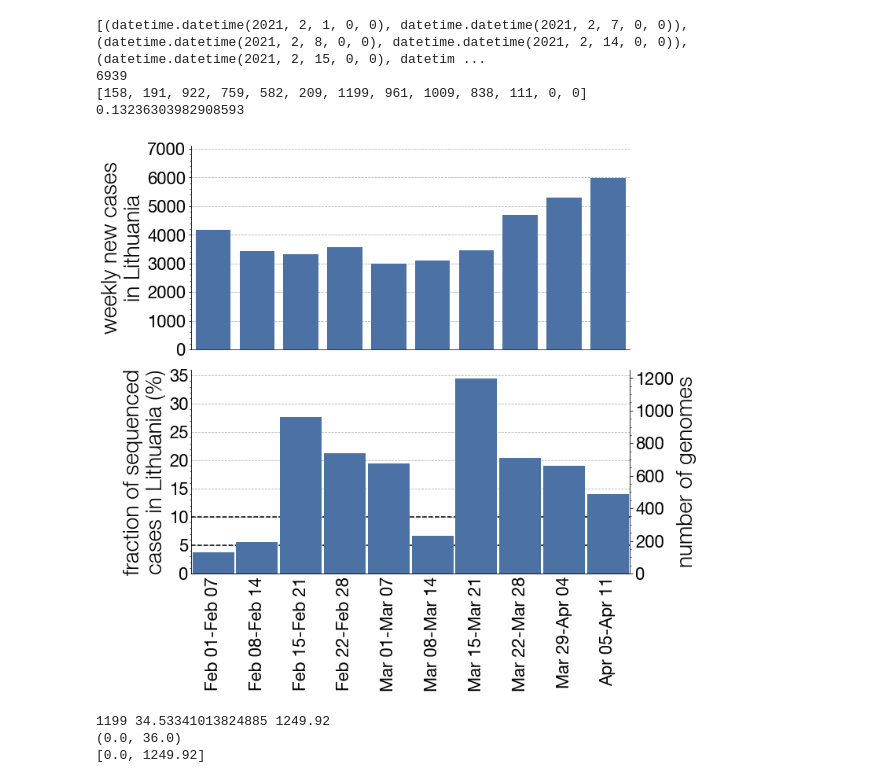
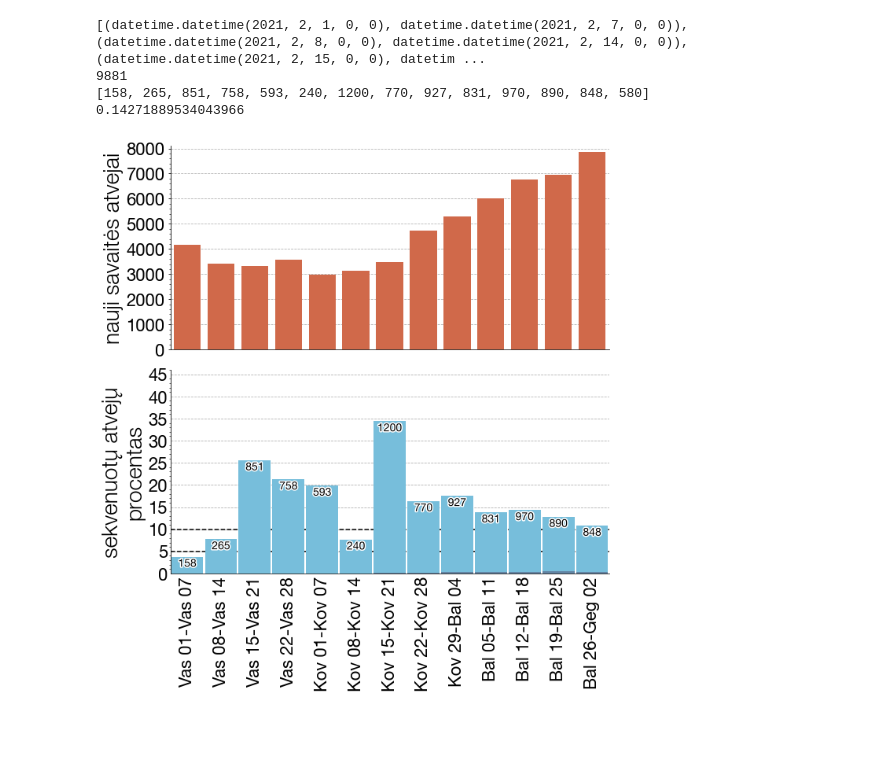
Before and after one commit to evogytis/B.1.620-in-Europe, a Jupyter notebook: scripts/B.1.620-sequencing-proportion.ipynb, the cells around one changed output. Drawn from its saved outputs; the diff is of its cells as text; code cells hidden in the pictures; blank space fills up the shorter version.

Commit message:
Printing-ready figures, updated sequencing proportion figure and script.

```diff
--- a/scripts/B.1.620-sequencing-proportion.ipynb
+++ b/scripts/B.1.620-sequencing-proportion.ipynb
@@ -148,10 +154,16 @@ print(gens)
 
 print(sum(gens)/sum(cs))
 ys=[timeline[t]['genomes']/timeline[t]['cases']*100 if timeline[t]['cases']>0 else np.nan for t in xs]
+# ys=[timeline[t]['genomes'] if timeline[t]['cases']>0 else np.nan for t in xs]
+ys2=[timeline[t]['B.1.620']/timeline[t]['cases']*100 if timeline[t]['cases']>0 else np.nan for t in xs]
+
 # print(xs)
 # ax.plot(list(map(bt.decimalDate,smoothed_xs)),[g/c for g,c in zip(smoothed_gs,smoothed_ys)],lw=3,color='k')
 
-ax.bar(range(len(cs)),ys,facecolor='#4C72A5',edgecolor='none',width=0.95,zorder=100)
+# ax.bar(range(len(cs)),ys,facecolor='#4C72A5',edgecolor='none',width=0.95,zorder=100)
+ax.bar(range(len(cs)),ys,facecolor='#77BEDB',edgecolor='none',width=0.95,zorder=100)
+ax.bar(range(len(cs)),ys2,facecolor='#6284A3',edgecolor='none',width=0.95,zorder=101)
+
 
 ax.axhline(5,ls='--',color='k')
 ax.axhline(10,ls='--',color='k')
@@ -168,14 +180,14 @@ months={'Jan': 'Sau', 'Feb': 'Vas', 'Mar': 'Kov',
 
 fmt_x=[] ## format x ticks
 for t in sorted(timeline.keys()): ## iterate over weeks
-#     lt_mon=months[dt.strftime(t[0],'%b')] ## translate month to Lituanian
-#     s='%s %s'%(lt_mon,dt.strftime(t[0],'%d')) ## beginning of the week
+    lt_mon=months[dt.strftime(t[0],'%b')] ## translate month to Lituanian
+    s='%s %s'%(lt_mon,dt.strftime(t[0],'%d')) ## beginning of the week
 
-#     lt_mon=months[dt.strftime(t[1],'%b')]
-#     e='%s %s'%(lt_mon,dt.strftime(t[1],'%d')) ## end of the week
+    lt_mon=months[dt.strftime(t[1],'%b')]
+    e='%s %s'%(lt_mon,dt.strftime(t[1],'%d')) ## end of the week
 
-    s='%s'%(dt.strftime(t[0],'%b %d')) ## beginning of the week
-    e='%s'%(dt.strftime(t[1],'%b %d')) ## end of the week
+#     s='%s'%(dt.strftime(t[0],'%b %d')) ## beginning of the week
+#     e='%s'%(dt.strftime(t[1],'%b %d')) ## end of the week
 
     fmt_x.append('%s-%s'%(s,e)) ## format week slice, add to x tick labels
 #     fmt_x.append('%s'%(dt.strftime(t[0],'%b')))
@@ -183,7 +195,7 @@ for t in sorted(timeline.keys()): ## iterate over weeks
 ax.set_xticks(range(len(timeline))) ## set timeline as x axis
 ax.set_xticklabels(fmt_x,rotation=90)
 
-skip_weeks=3
+skip_weeks=1
 
 ax.grid(axis='y',ls='--',zorder=0)
 ax.set_xlim(min([i for i,y in enumerate(ys) if y>0])-0.5,len(ys)-0.5-skip_weeks)
@@ -195,69 +207,76 @@ ax.set_xlim(min([i for i,y in enumerate(ys) if y>0])-0.5,len(ys)-0.5-skip_weeks)
 ax.yaxis.set_major_locator(mpl.ticker.MultipleLocator(5))
 ax.yaxis.set_minor_locator(mpl.ticker.MultipleLocator(1))
 
-ax.set_ylim(0,36)
+ax.set_ylim(0,46)
 
 
 ax.tick_params(size=0)
 # ax.set_ylabel('sekvenuotų atvejų procentas',size=22)
-ax.set_ylabel('fraction of sequenced\ncases in Lithuania (%)',size=28)
+# ax.set_ylabel('fraction of sequenced\ncases in Lithuania (%)',size=28)
+ax.set_ylabel('sekvenuotų atvejų\nprocentas',size=28)
+
+effects=[path_effects.Stroke(linewidth=3, foreground='white'),
+         path_effects.Stroke(linewidth=0, foreground='k')] ## black text, white outline
+
+for i in range(len(cs)-skip_weeks):
+    x=xs[i]
+    y=timeline[x]['genomes']/timeline[x]['cases']*100-0.3 if timeline[x]['cases'] else 0.0
+
+#     print(x,y)
+    ax.text(i,y,timeline[x]['genomes'],ha='center',va='top',size=14,path_effects=effects,zorder=103)
 
 
 #######
-ax3=ax.twinx()
+# ax3=ax.twinx()
 
-ax3.yaxis.tick_right()
-ax3.set_ylabel('number of genomes',size=28)
-[ax3.spines[loc].set_visible(False) for loc in ax3.spines if loc not in ['right','bottom']]
-ax3.yaxis.set_major_locator(mpl.ticker.MultipleLocator(200))
-ax3.yaxis.set_minor_locator(mpl.ticker.MultipleLocator(50))
+# ax3.yaxis.tick_right()
+# ax3.set_ylabel('number of genomes',size=28)
+# [ax3.spines[loc].set_visible(False) for loc in ax3.spines if loc not in ['right','bottom']]
+# ax3.yaxis.set_major_locator(mpl.ticker.MultipleLocator(200))
+# ax3.yaxis.set_minor_locator(mpl.ticker.MultipleLocator(50))
 
-ax3.set_ylim(*[max(gens)/max(ys)*y for y in ax.get_ylim()])
+# ax3.set_ylim(*[max(gens)/max(ys)*y for y in ax.get_ylim()])
 #######
 
 
 ax2 = plt.subplot(gs[0])
 
 
 # ax2.plot(range(len(cs)),cs,color='#4C72A5',lw=4)
 # ax2.scatter(range(len(cs)),cs,s=100,facecolor='#4C72A5',edgecolor='none')
-ax2.bar(range(len(cs)),cs,facecolor='#4C72A5',edgecolor='none',zorder=100)
+# ax2.bar(range(len(cs)),cs,facecolor='#4C72A5',edgecolor='none',zorder=100)
+ax2.bar(range(len(cs)),cs,facecolor='#D0694A',edgecolor='none',zorder=100)
 
 ax2.grid(axis='y',ls='--',zorder=0)
 
 ax2.set_xticks([])
 ax2.set_xticklabels([])
 
 
 ax2.yaxis.set_major_locator(mpl.ticker.MultipleLocator(1000))
 ax2.yaxis.set_minor_locator(mpl.ticker.MultipleLocator(200))
 
 # ax2.yaxis.set_major_locator(mpl.ticker.MultipleLocator(5000))
 # ax2.yaxis.set_minor_locator(mpl.ticker.MultipleLocator(1000))
 
 
-ax2.set_ylabel('weekly new cases\nin Lithuania',size=28)
+# ax2.set_ylabel('weekly new cases\nin Lithuania',size=28)
+ax2.set_ylabel('nauji savaitės atvejai',size=28)
+
 
 [ax2.spines[loc].set_visible(False) for loc in ax2.spines if loc not in ['left','bottom']]
 
 ax2.set_xlim(min([i for i,y in enumerate(ys) if y>0])-0.5,len(ys)-0.5-skip_weeks)
-ax2.set_ylim(0,7100)
+ax2.set_ylim(0,8100)
 # ax2.set_ylim(0,20000)
 
-plt.savefig('/Users/evogytis/Documents/manuscripts/SARS-CoV-2_kitenis/figures/SuppFig2_sequencing.png',dpi=100,bbox_inches='tight')
+# plt.savefig('/Users/evogytis/Documents/manuscripts/SARS-CoV-2_kitenis/figures/SuppFig2_sequencing.png',dpi=100,bbox_inches='tight')
+# plt.savefig('/Users/evogytis/Downloads/2021-06-30-seq-prop.png',dpi=100,bbox_inches='tight')
 
 plt.show()
 # %% [output]
 [(datetime.datetime(2021, 2, 1, 0, 0), datetime.datetime(2021, 2, 7, 0, 0)), (datetime.datetime(2021, 2, 8, 0, 0), datetime.datetime(2021, 2, 14, 0, 0)), (datetime.datetime(2021, 2, 15, 0, 0), datetim ...
-6939
-[158, 191, 922, 759, 582, 209, 1199, 961, 1009, 838, 111, 0, 0]
-0.13236303982908593
+9881
+[158, 265, 851, 758, 593, 240, 1200, 770, 927, 831, 970, 890, 848, 580]
+0.14271889534043966
-[figure, old version]
+[figure, new version]
-# %%
-print(max(gens),max(ys),max(gens)/max(ys)*36)
-print(ax.get_ylim())
-print([max(gens)/max(ys)*y for y in ax.get_ylim()])
-# %% [output]
-1199 34.53341013824885 1249.92
-(0.0, 36.0)
-[0.0, 1249.92]
```
Also changed, not shown: parts of 4 cells of this notebook, 4 other files.
